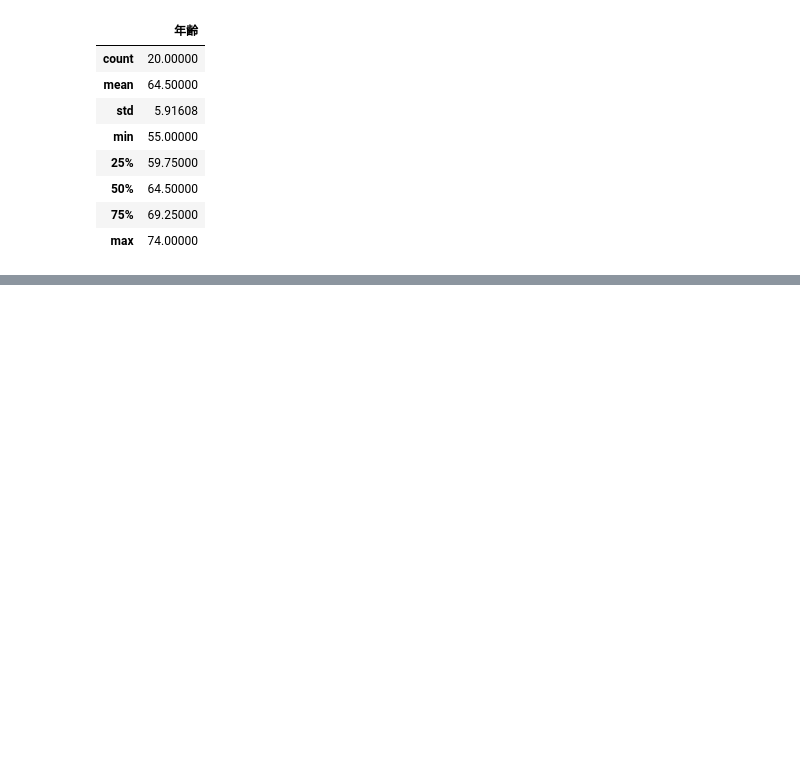
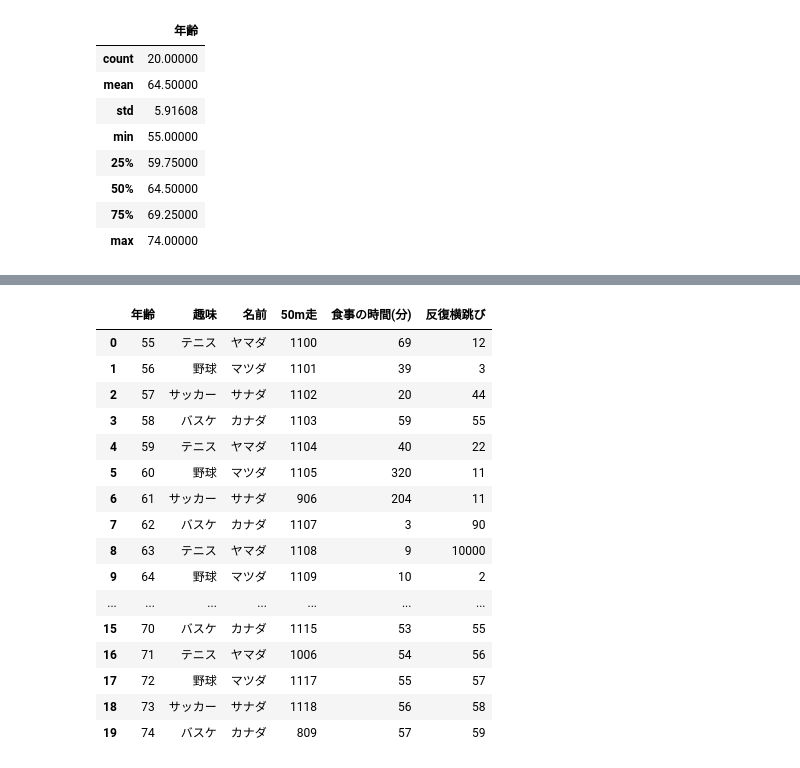
Before and after one commit to human9834/portfolio, a Jupyter notebook: Python/ソースコード基礎/ポートフォリオその4.ipynb, the cells around one changed output, grey strips where cells are left out. Cells and saved outputs as stored; diff of their text form; code cells hidden in the pictures; blank space fills up the shorter version.

```diff
--- a/Python/ソースコード基礎/ポートフォリオその4.ipynb
+++ b/Python/ソースコード基礎/ポートフォリオその4.ipynb
@@ -281,0 +315,24 @@ df2.to_csv('sample教材2.csv')
+# %%
+# read_csv の結果を dfbという変数に格納
+# dfbという変数に対して様々な処理が可能
+
+dfb = pd.read_csv("/content/sample教材強化版.csv")
+dfb
+# %% [output]
+|  | 年齢 | 趣味 | 名前 | 50m走 | 食事の時間(分) | 反復横跳び |
+| 0 | 55 | テニス | ヤマダ | 1100 | 69 | 12 |
+| 1 | 56 | 野球 | マツダ | 1101 | 39 | 3 |
+| 2 | 57 | サッカー | サナダ | 1102 | 20 | 44 |
+| 3 | 58 | バスケ | カナダ | 1103 | 59 | 55 |
+| 4 | 59 | テニス | ヤマダ | 1104 | 40 | 22 |
+| 5 | 60 | 野球 | マツダ | 1105 | 320 | 11 |
+| 6 | 61 | サッカー | サナダ | 906 | 204 | 11 |
+| 7 | 62 | バスケ | カナダ | 1107 | 3 | 90 |
+| 8 | 63 | テニス | ヤマダ | 1108 | 9 | 10000 |
+| 9 | 64 | 野球 | マツダ | 1109 | 10 | 2 |
+| ... | ... | ... | ... | ... | ... | ... |
+| 15 | 70 | バスケ | カナダ | 1115 | 53 | 55 |
+| 16 | 71 | テニス | ヤマダ | 1006 | 54 | 56 |
+| 17 | 72 | 野球 | マツダ | 1117 | 55 | 57 |
+| 18 | 73 | サッカー | サナダ | 1118 | 56 | 58 |
+| 19 | 74 | バスケ | カナダ | 809 | 57 | 59 |
```
Also changed, not shown: parts of 5 cells of this notebook.
